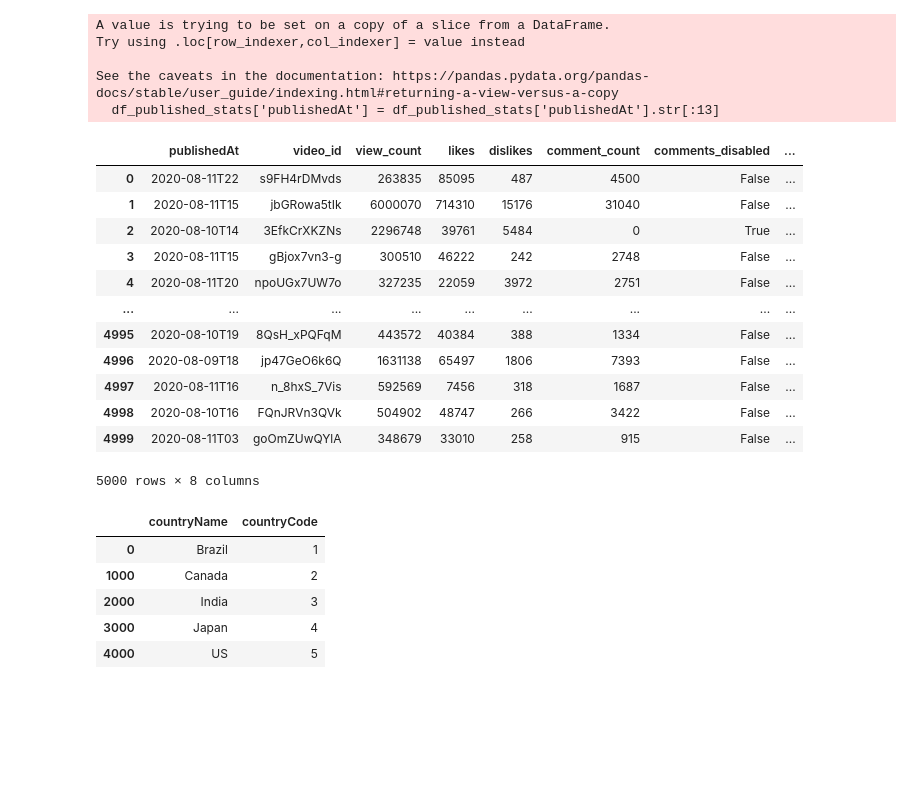
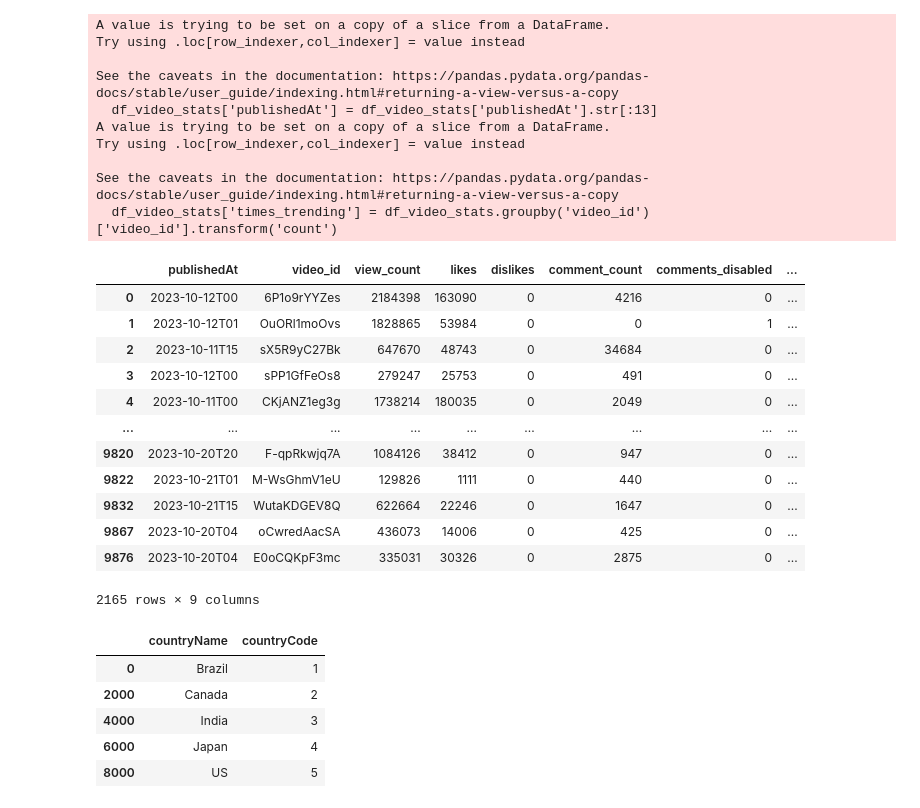
Before and after one commit to davidlin4171/YouPredict, a Jupyter notebook: sql_tables/createsql.ipynb, the cells around one changed output. Drawn from its saved outputs; the diff is of its cells as text; code cells hidden in the pictures; blank space fills up the shorter version.

```diff
--- a/sql_tables/createsql.ipynb
+++ b/sql_tables/createsql.ipynb
@@ -25,11 +25,11 @@ df_jp['countryCode'] = 4
 df_us['countryName'] = 'US'
 df_us['countryCode'] = 5
 # %%
-df_br = df_br.tail(1000)
-df_ca = df_ca.tail(1000)
-df_in = df_in.tail(1000)
-df_jp = df_jp.tail(1000)
-df_us = df_us.tail(1000)
+df_br = df_br.tail(2000)
+df_ca = df_ca.tail(2000)
+df_in = df_in.tail(2000)
+df_jp = df_jp.tail(2000)
+df_us = df_us.tail(2000)
 # %%
 df_merged = pd.concat([df_br, df_ca, df_in, df_jp, df_us],ignore_index=True)
 # %%
@@ -107,37 +104,47 @@ df_video
 # %%
 # table for stats at published date
-df_published_stats = df_merged[['publishedAt', 'video_id', 'view_count', 'likes', 'dislikes', 'comment_count', 'comments_disabled', 'ratings_disabled']]
-df_published_stats['publishedAt'] = df_published_stats['publishedAt'].str[:13]
-df_published_stats
+
+df_video_stats = df_merged[['publishedAt', 'video_id', 'view_count', 'likes', 'dislikes', 'comment_count', 'comments_disabled', 'ratings_disabled']]
+df_video_stats['publishedAt'] = df_video_stats['publishedAt'].str[:13]
+df_video_stats['times_trending'] = df_video_stats.groupby('video_id')['video_id'].transform('count')
+df_video_stats = df_video_stats.drop_duplicates(subset=['publishedAt', 'video_id'])
+df_video_stats['comments_disabled'] = df_video_stats['comments_disabled'].astype(int)
+df_video_stats['ratings_disabled'] = df_video_stats['ratings_disabled'].astype(int)
+df_video_stats
 # %% [output]
 A value is trying to be set on a copy of a slice from a DataFrame.
 Try using .loc[row_indexer,col_indexer] = value instead
 
 See the caveats in the documentation: https://pandas.pydata.org/pandas-docs/stable/user_guide/indexing.html#returning-a-view-versus-a-copy
-  df_published_stats['publishedAt'] = df_published_stats['publishedAt'].str[:13]
+  df_video_stats['publishedAt'] = df_video_stats['publishedAt'].str[:13]
+A value is trying to be set on a copy of a slice from a DataFrame.
+Try using .loc[row_indexer,col_indexer] = value instead
+
+See the caveats in the documentation: https://pandas.pydata.org/pandas-docs/stable/user_guide/indexing.html#returning-a-view-versus-a-copy
+  df_video_stats['times_trending'] = df_video_stats.groupby('video_id')['video_id'].transform('count')
 |  | publishedAt | video_id | view_count | likes | dislikes | comment_count | comments_disabled | ... |
-| 0 | 2020-08-11T22 | s9FH4rDMvds | 263835 | 85095 | 487 | 4500 | False | ... |
-| 1 | 2020-08-11T15 | jbGRowa5tIk | 6000070 | 714310 | 15176 | 31040 | False | ... |
-| 2 | 2020-08-10T14 | 3EfkCrXKZNs | 2296748 | 39761 | 5484 | 0 | True | ... |
-| 3 | 2020-08-11T15 | gBjox7vn3-g | 300510 | 46222 | 242 | 2748 | False | ... |
-| 4 | 2020-08-11T20 | npoUGx7UW7o | 327235 | 22059 | 3972 | 2751 | False | ... |
+| 0 | 2023-10-12T00 | 6P1o9rYYZes | 2184398 | 163090 | 0 | 4216 | 0 | ... |
+| 1 | 2023-10-12T01 | OuORl1moOvs | 1828865 | 53984 | 0 | 0 | 1 | ... |
+| 2 | 2023-10-11T15 | sX5R9yC27Bk | 647670 | 48743 | 0 | 34684 | 0 | ... |
+| 3 | 2023-10-12T00 | sPP1GfFeOs8 | 279247 | 25753 | 0 | 491 | 0 | ... |
+| 4 | 2023-10-11T00 | CKjANZ1eg3g | 1738214 | 180035 | 0 | 2049 | 0 | ... |
 | ... | ... | ... | ... | ... | ... | ... | ... | ... |
-| 4995 | 2020-08-10T19 | 8QsH_xPQFqM | 443572 | 40384 | 388 | 1334 | False | ... |
-| 4996 | 2020-08-09T18 | jp47GeO6k6Q | 1631138 | 65497 | 1806 | 7393 | False | ... |
-| 4997 | 2020-08-11T16 | n_8hxS_7Vis | 592569 | 7456 | 318 | 1687 | False | ... |
-| 4998 | 2020-08-10T16 | FQnJRVn3QVk | 504902 | 48747 | 266 | 3422 | False | ... |
-| 4999 | 2020-08-11T03 | goOmZUwQYlA | 348679 | 33010 | 258 | 915 | False | ... |
+| 9820 | 2023-10-20T20 | F-qpRkwjq7A | 1084126 | 38412 | 0 | 947 | 0 | ... |
+| 9822 | 2023-10-21T01 | M-WsGhmV1eU | 129826 | 1111 | 0 | 440 | 0 | ... |
+| 9832 | 2023-10-21T15 | WutaKDGEV8Q | 622664 | 22246 | 0 | 1647 | 0 | ... |
+| 9867 | 2023-10-20T04 | oCwredAacSA | 436073 | 14006 | 0 | 425 | 0 | ... |
+| 9876 | 2023-10-20T04 | E0oCQKpF3mc | 335031 | 30326 | 0 | 2875 | 0 | ... |
-5000 rows × 8 columns
+2165 rows × 9 columns
 # %%
 df_country = df_merged[['countryName', 'countryCode']].drop_duplicates()
 df_country
 # %% [output]
 |  | countryName | countryCode |
 | 0 | Brazil | 1 |
-| 1000 | Canada | 2 |
-| 2000 | India | 3 |
-| 3000 | Japan | 4 |
-| 4000 | US | 5 |
+| 2000 | Canada | 2 |
+| 4000 | India | 3 |
+| 6000 | Japan | 4 |
+| 8000 | US | 5 |
 # %%
 import numpy as np
 c = df_category.to_numpy()
```
Also changed, not shown: parts of 15 cells of this notebook, 1 other file.
